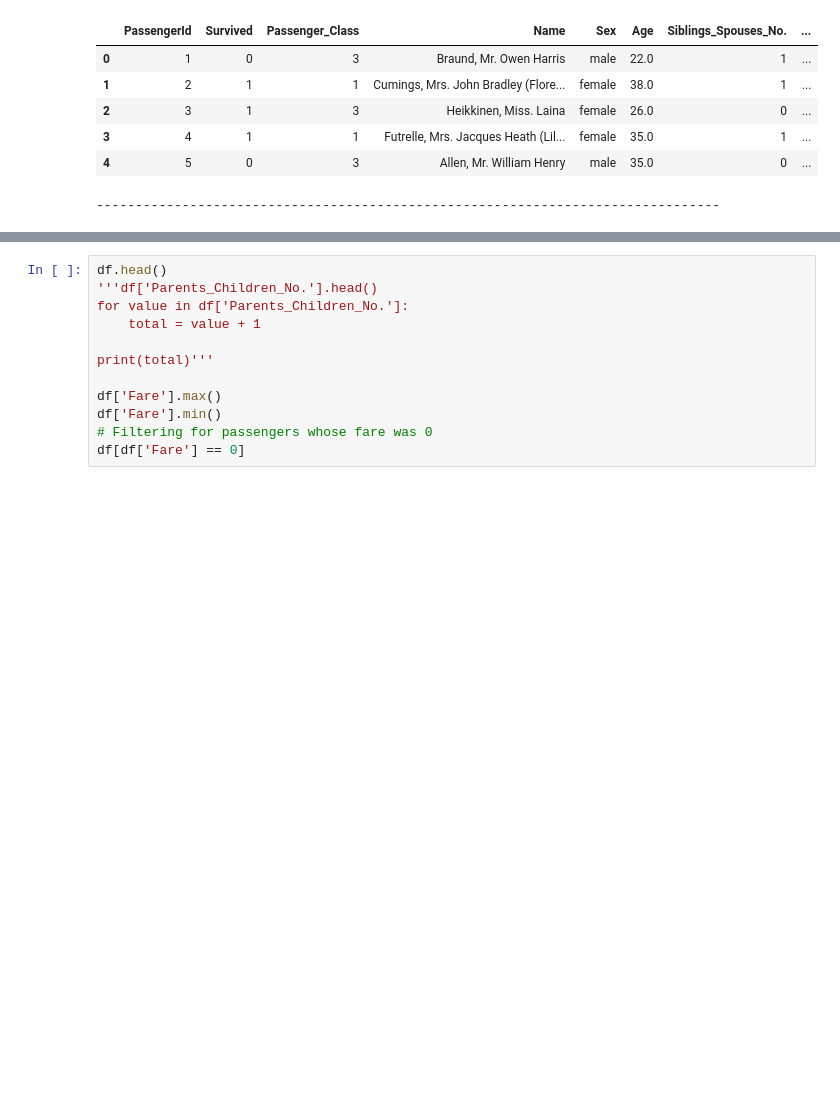
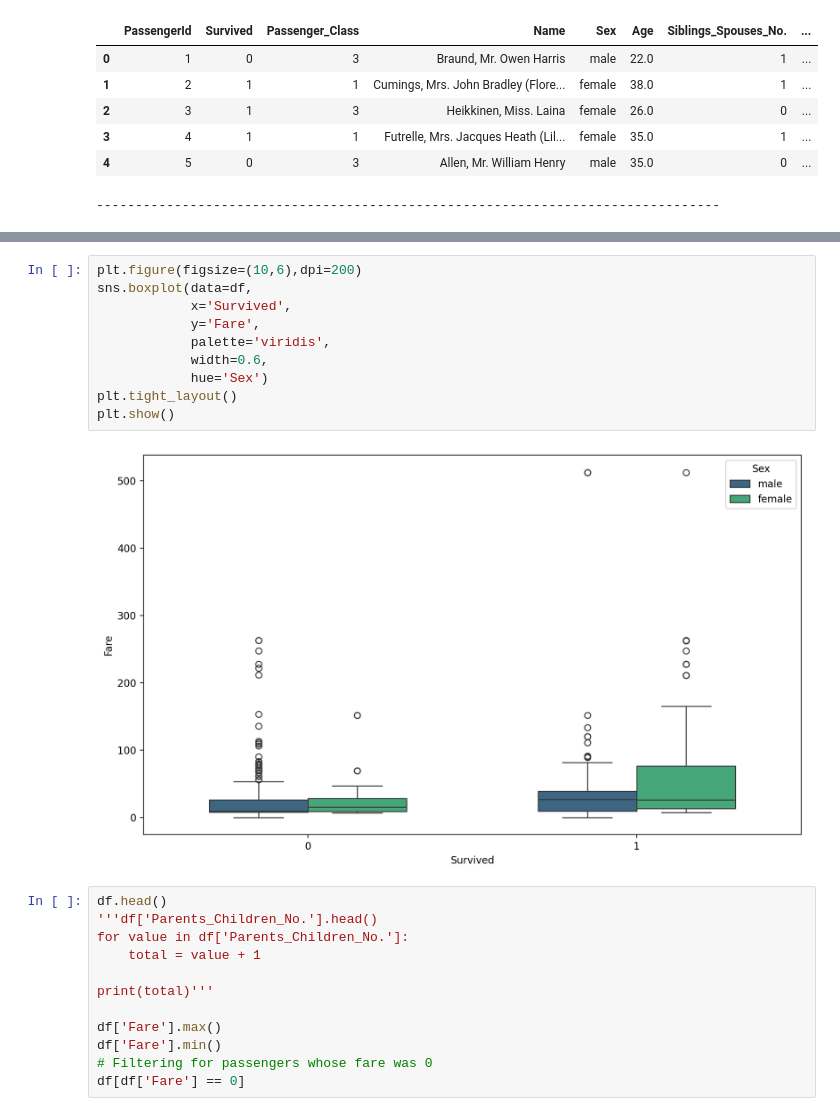
Before and after one commit to Ma7moodAs/Titanic-prediction, a Jupyter notebook: notebooks/EDA.ipynb, the cells around one changed output, grey strips where cells are left out. Cells and saved outputs as stored; diff of their text form; blank space fills up the shorter version.

```diff
--- a/notebooks/EDA.ipynb
+++ b/notebooks/EDA.ipynb
@@ -1020,3 +1040,15 @@ The average fare for the passengers who survived is: 48.395
+# %%
+plt.figure(figsize=(10,6),dpi=200)
+sns.boxplot(data=df,
+            x='Survived',
+            y='Fare',
+            palette='viridis',
+            width=0.6,
+            hue='Sex')
+plt.tight_layout()
+plt.show()
+# %% [output]
+[figure, added]
 # %%
 df.head()
 '''df['Parents_Children_No.'].head()
```
Also changed, not shown: parts of 4 cells of this notebook.
